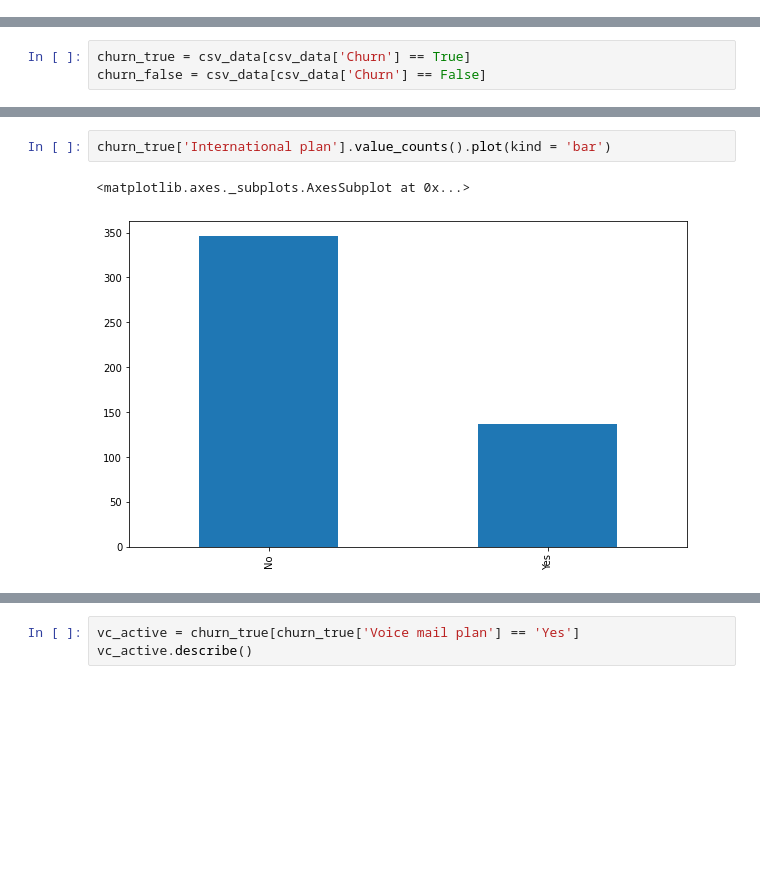
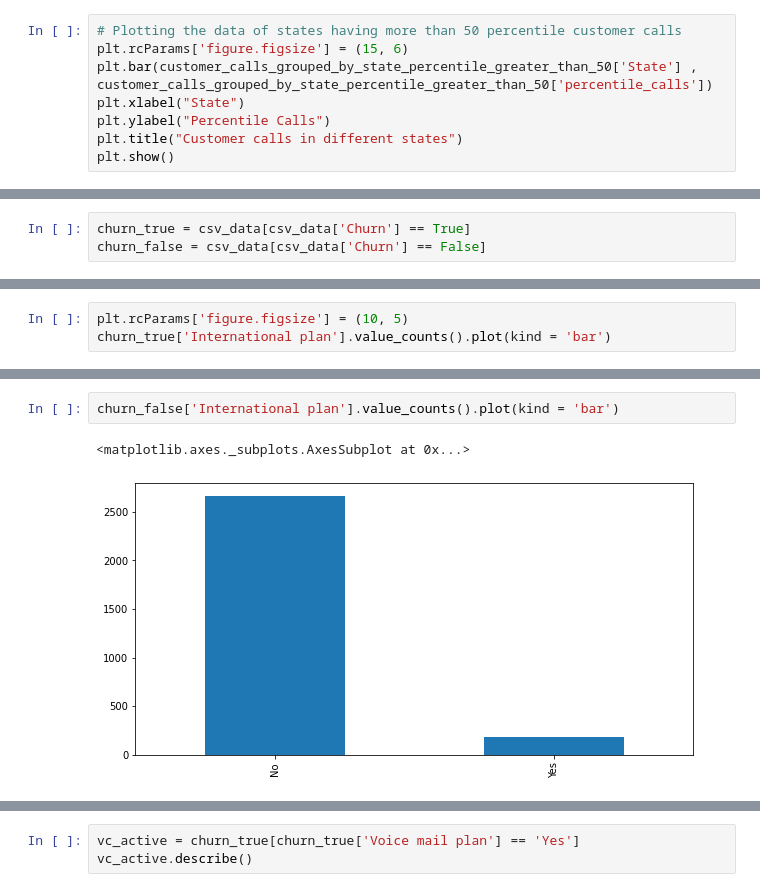
Before and after one commit to nitesh-singh-datascience/team-power-telecom-churn-analysis, a Jupyter notebook: Telecom_Churn_Analysis_Capstone_Project.ipynb, the cells around one changed output, grey strips where cells are left out. Drawn from its saved outputs; the diff is of its cells as text; blank space fills up the shorter version.

```diff
--- a/Telecom_Churn_Analysis_Capstone_Project.ipynb
+++ b/Telecom_Churn_Analysis_Capstone_Project.ipynb
@@ -140,0 +280,8 @@ Name: 10, dtype: object
+# %%
+# Plotting the data of states having more than 50 percentile customer calls
+plt.rcParams['figure.figsize'] = (15, 6)
+plt.bar(customer_calls_grouped_by_state_percentile_greater_than_50['State'] , customer_calls_grouped_by_state_percentile_greater_than_50['percentile_calls'])
+plt.xlabel("State")
+plt.ylabel("Percentile Calls")
+plt.title("Customer calls in different states")
+plt.show()
@@ -257,0 +293,3 @@ churn_false.groupby('Customer service calls').describe()
+# %%
+plt.rcParams['figure.figsize'] = (10, 5)
+churn_true['International plan'].value_counts().plot(kind = 'bar')
@@ -258,5 +299,5 @@ churn_false.groupby('Customer service calls').describe()
 # %%
-churn_true['International plan'].value_counts().plot(kind = 'bar')
+churn_false['International plan'].value_counts().plot(kind = 'bar')
 # %% [output]
 <matplotlib.axes._subplots.AxesSubplot at 0x...>
-[figure, old version]
+[figure, new version]
```
Also changed, not shown: parts of 75 cells of this notebook.
